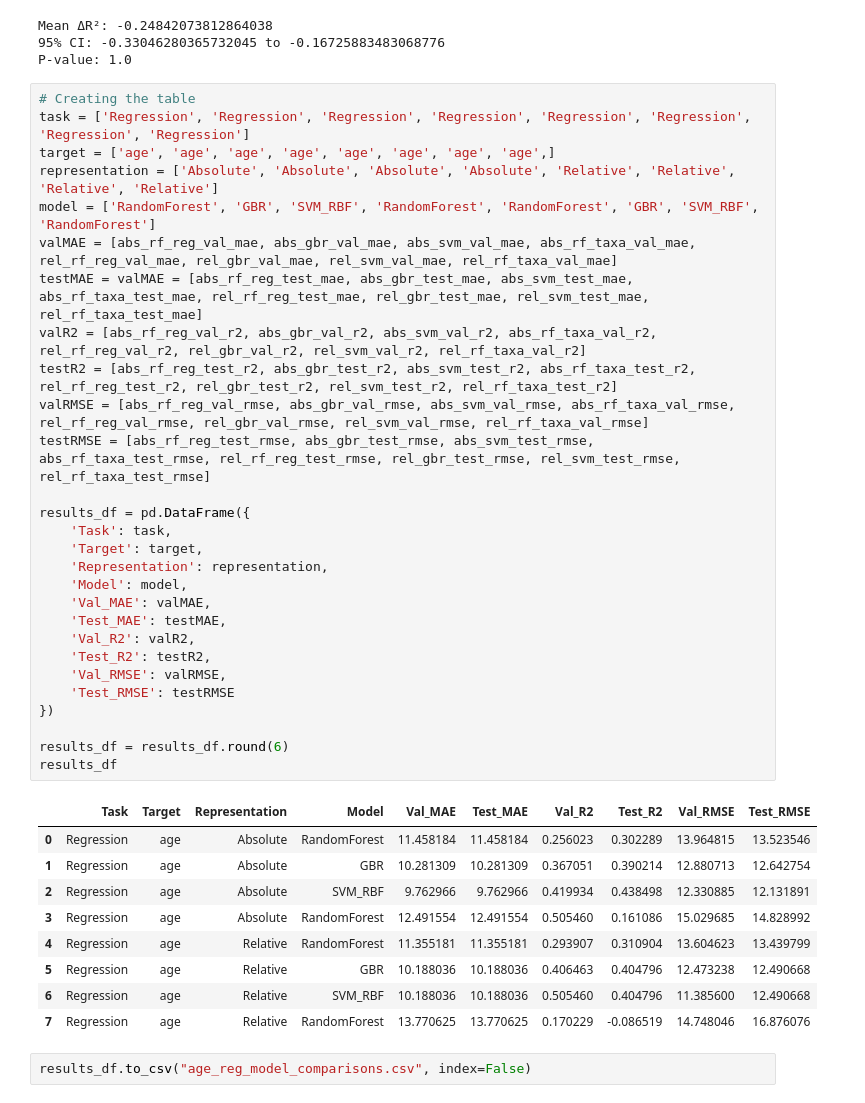
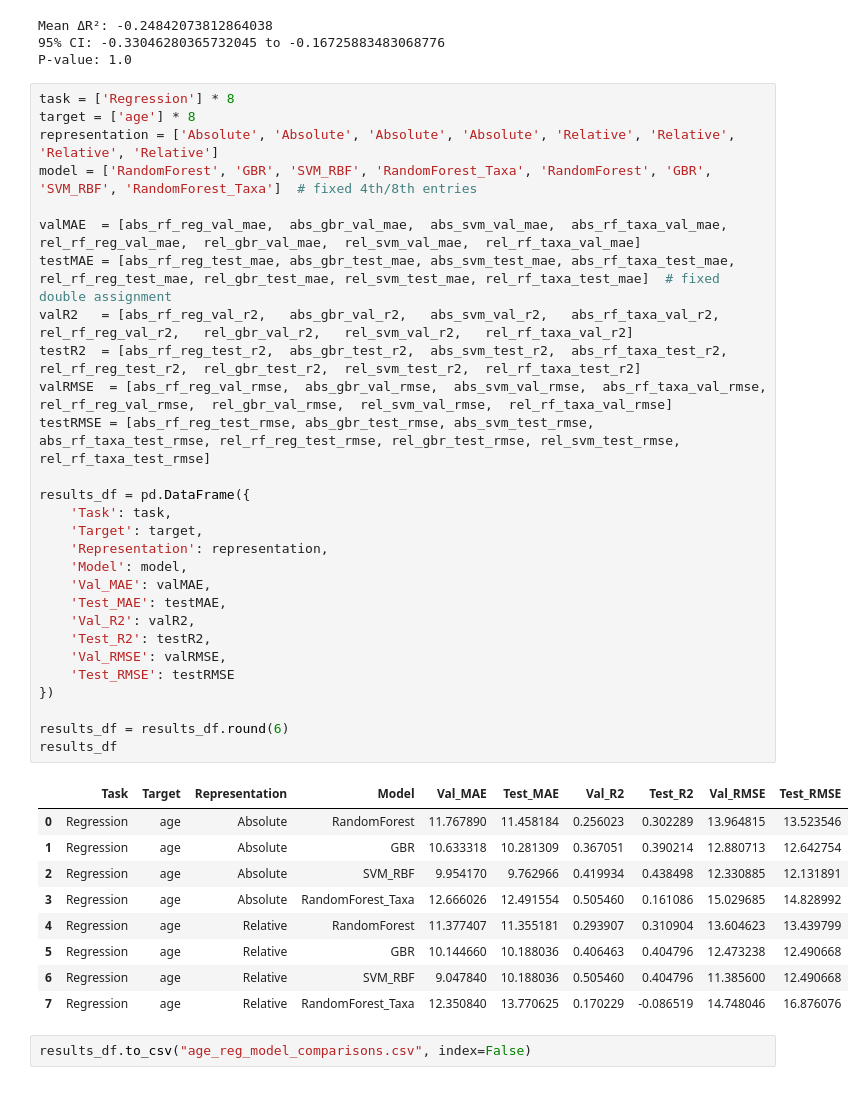
Before and after one commit to mwdai049/Microbial-Abundances-Predictions-on-EHR-and-Transformability, a Jupyter notebook: src/metadata-variable-prediction/age-prediction/age_numeric_predictor_final.ipynb, the cells around one changed output. Saved outputs shown, nothing was run; the diff lists cells and outputs as text.

```diff
--- a/src/metadata-variable-prediction/age-prediction/age_numeric_predictor_final.ipynb
+++ b/src/metadata-variable-prediction/age-prediction/age_numeric_predictor_final.ipynb
@@ -862,43 +862,43 @@ print("P-value:", p_value)
 Mean ΔR²: -0.24842073812864038
 95% CI: -0.33046280365732045 to -0.16725883483068776
 P-value: 1.0
-# %%
-# Creating the table
-task = ['Regression', 'Regression', 'Regression', 'Regression', 'Regression', 'Regression', 'Regression', 'Regression']
-target = ['age', 'age', 'age', 'age', 'age', 'age', 'age', 'age',]
-representation = ['Absolute', 'Absolute', 'Absolute', 'Absolute', 'Relative', 'Relative', 'Relative', 'Relative']
-model = ['RandomForest', 'GBR', 'SVM_RBF', 'RandomForest', 'RandomForest', 'GBR', 'SVM_RBF', 'RandomForest']
-valMAE = [abs_rf_reg_val_mae, abs_gbr_val_mae, abs_svm_val_mae, abs_rf_taxa_val_mae, rel_rf_reg_val_mae, rel_gbr_val_mae, rel_svm_val_mae, rel_rf_taxa_val_mae]
-testMAE = valMAE = [abs_rf_reg_test_mae, abs_gbr_test_mae, abs_svm_test_mae, abs_rf_taxa_test_mae, rel_rf_reg_test_mae, rel_gbr_test_mae, rel_svm_test_mae, rel_rf_taxa_test_mae]
-valR2 = [abs_rf_reg_val_r2, abs_gbr_val_r2, abs_svm_val_r2, abs_rf_taxa_val_r2, rel_rf_reg_val_r2, rel_gbr_val_r2, rel_svm_val_r2, rel_rf_taxa_val_r2]
-testR2 = [abs_rf_reg_test_r2, abs_gbr_test_r2, abs_svm_test_r2, abs_rf_taxa_test_r2, rel_rf_reg_test_r2, rel_gbr_test_r2, rel_svm_test_r2, rel_rf_taxa_test_r2]
-valRMSE = [abs_rf_reg_val_rmse, abs_gbr_val_rmse, abs_svm_val_rmse, abs_rf_taxa_val_rmse, rel_rf_reg_val_rmse, rel_gbr_val_rmse, rel_svm_val_rmse, rel_rf_taxa_val_rmse]
-testRMSE = [abs_rf_reg_test_rmse, abs_gbr_test_rmse, abs_svm_test_rmse, abs_rf_taxa_test_rmse, rel_rf_reg_test_rmse, rel_gbr_test_rmse, rel_svm_test_rmse, rel_rf_taxa_test_rmse]
-
-results_df = pd.DataFrame({
-    'Task': task,
-    'Target': target,
-    'Representation': representation,
-    'Model': model,
-    'Val_MAE': valMAE,
-    'Test_MAE': testMAE,
-    'Val_R2': valR2,
-    'Test_R2': testR2,
-    'Val_RMSE': valRMSE,
-    'Test_RMSE': testRMSE
-})
-
-results_df = results_df.round(6)
-results_df
-# %% [output]
-|  | Task | Target | Representation | Model | Val_MAE | Test_MAE | Val_R2 | Test_R2 | Val_RMSE | Test_RMSE |
-| 0 | Regression | age | Absolute | RandomForest | 11.458184 | 11.458184 | 0.256023 | 0.302289 | 13.964815 | 13.523546 |
-| 1 | Regression | age | Absolute | GBR | 10.281309 | 10.281309 | 0.367051 | 0.390214 | 12.880713 | 12.642754 |
-| 2 | Regression | age | Absolute | SVM_RBF | 9.762966 | 9.762966 | 0.419934 | 0.438498 | 12.330885 | 12.131891 |
-| 3 | Regression | age | Absolute | RandomForest | 12.491554 | 12.491554 | 0.505460 | 0.161086 | 15.029685 | 14.828992 |
-| 4 | Regression | age | Relative | RandomForest | 11.355181 | 11.355181 | 0.293907 | 0.310904 | 13.604623 | 13.439799 |
-| 5 | Regression | age | Relative | GBR | 10.188036 | 10.188036 | 0.406463 | 0.404796 | 12.473238 | 12.490668 |
-| 6 | Regression | age | Relative | SVM_RBF | 10.188036 | 10.188036 | 0.505460 | 0.404796 | 11.385600 | 12.490668 |
-| 7 | Regression | age | Relative | RandomForest | 13.770625 | 13.770625 | 0.170229 | -0.086519 | 14.748046 | 16.876076 |
-# %%
-results_df.to_csv("age_reg_model_comparisons.csv", index=False)
+# %%
+task = ['Regression'] * 8
+target = ['age'] * 8
+representation = ['Absolute', 'Absolute', 'Absolute', 'Absolute', 'Relative', 'Relative', 'Relative', 'Relative']
+model = ['RandomForest', 'GBR', 'SVM_RBF', 'RandomForest_Taxa', 'RandomForest', 'GBR', 'SVM_RBF', 'RandomForest_Taxa']  # fixed 4th/8th entries
+
+valMAE  = [abs_rf_reg_val_mae,  abs_gbr_val_mae,  abs_svm_val_mae,  abs_rf_taxa_val_mae,  rel_rf_reg_val_mae,  rel_gbr_val_mae,  rel_svm_val_mae,  rel_rf_taxa_val_mae]
+testMAE = [abs_rf_reg_test_mae, abs_gbr_test_mae, abs_svm_test_mae, abs_rf_taxa_test_mae, rel_rf_reg_test_mae, rel_gbr_test_mae, rel_svm_test_mae, rel_rf_taxa_test_mae]  # fixed double assignment
+valR2   = [abs_rf_reg_val_r2,   abs_gbr_val_r2,   abs_svm_val_r2,   abs_rf_taxa_val_r2,   rel_rf_reg_val_r2,   rel_gbr_val_r2,   rel_svm_val_r2,   rel_rf_taxa_val_r2]
+testR2  = [abs_rf_reg_test_r2,  abs_gbr_test_r2,  abs_svm_test_r2,  abs_rf_taxa_test_r2,  rel_rf_reg_test_r2,  rel_gbr_test_r2,  rel_svm_test_r2,  rel_rf_taxa_test_r2]
+valRMSE  = [abs_rf_reg_val_rmse,  abs_gbr_val_rmse,  abs_svm_val_rmse,  abs_rf_taxa_val_rmse,  rel_rf_reg_val_rmse,  rel_gbr_val_rmse,  rel_svm_val_rmse,  rel_rf_taxa_val_rmse]
+testRMSE = [abs_rf_reg_test_rmse, abs_gbr_test_rmse, abs_svm_test_rmse, abs_rf_taxa_test_rmse, rel_rf_reg_test_rmse, rel_gbr_test_rmse, rel_svm_test_rmse, rel_rf_taxa_test_rmse]
+
+results_df = pd.DataFrame({
+    'Task': task,
+    'Target': target,
+    'Representation': representation,
+    'Model': model,
+    'Val_MAE': valMAE,
+    'Test_MAE': testMAE,
+    'Val_R2': valR2,
+    'Test_R2': testR2,
+    'Val_RMSE': valRMSE,
+    'Test_RMSE': testRMSE
+})
+
+results_df = results_df.round(6)
+results_df
+# %% [output]
+|  | Task | Target | Representation | Model | Val_MAE | Test_MAE | Val_R2 | Test_R2 | Val_RMSE | Test_RMSE |
+| 0 | Regression | age | Absolute | RandomForest | 11.767890 | 11.458184 | 0.256023 | 0.302289 | 13.964815 | 13.523546 |
+| 1 | Regression | age | Absolute | GBR | 10.633318 | 10.281309 | 0.367051 | 0.390214 | 12.880713 | 12.642754 |
+| 2 | Regression | age | Absolute | SVM_RBF | 9.954170 | 9.762966 | 0.419934 | 0.438498 | 12.330885 | 12.131891 |
+| 3 | Regression | age | Absolute | RandomForest_Taxa | 12.666026 | 12.491554 | 0.505460 | 0.161086 | 15.029685 | 14.828992 |
+| 4 | Regression | age | Relative | RandomForest | 11.377407 | 11.355181 | 0.293907 | 0.310904 | 13.604623 | 13.439799 |
+| 5 | Regression | age | Relative | GBR | 10.144660 | 10.188036 | 0.406463 | 0.404796 | 12.473238 | 12.490668 |
+| 6 | Regression | age | Relative | SVM_RBF | 9.047840 | 10.188036 | 0.505460 | 0.404796 | 11.385600 | 12.490668 |
+| 7 | Regression | age | Relative | RandomForest_Taxa | 12.350840 | 13.770625 | 0.170229 | -0.086519 | 14.748046 | 16.876076 |
+# %%
+results_df.to_csv("age_reg_model_comparisons.csv", index=False)
```
Also changed, not shown: parts of 2 cells of this notebook, 7 other files.
